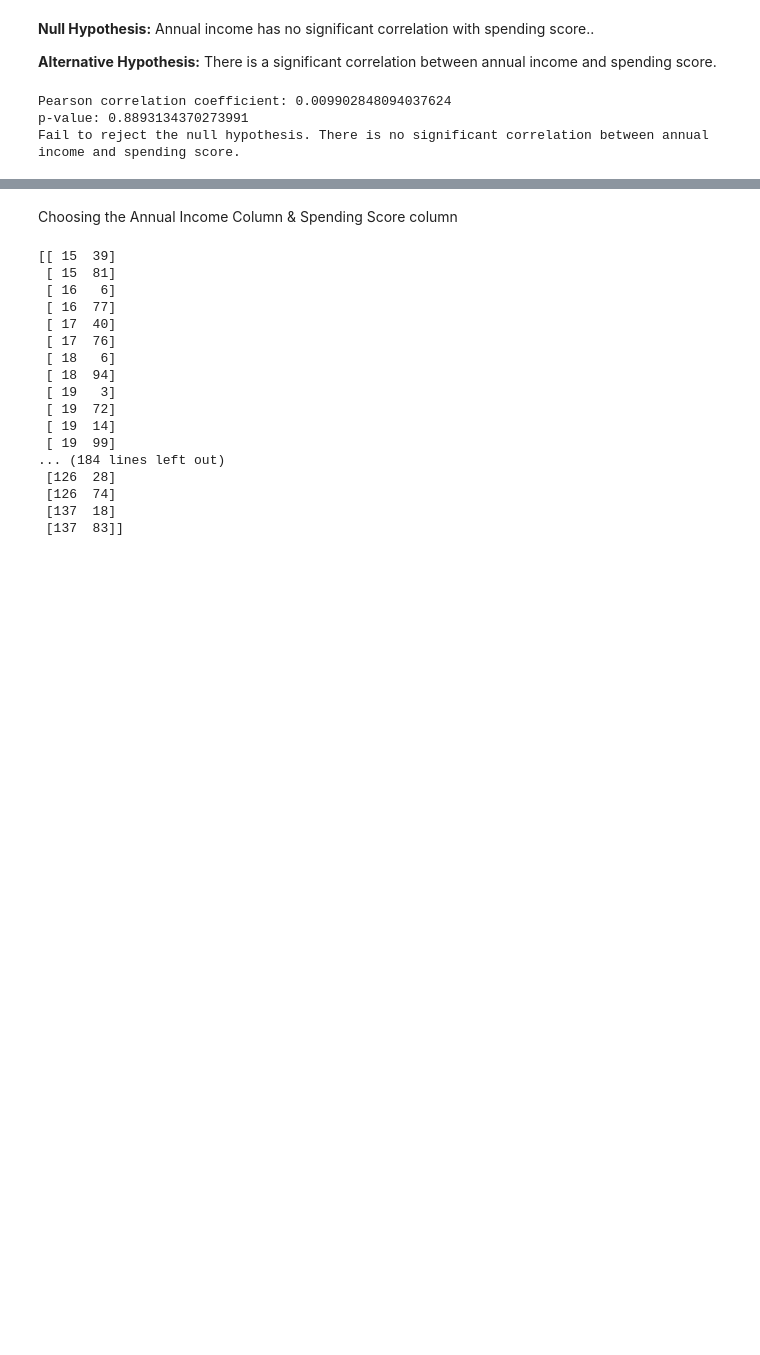
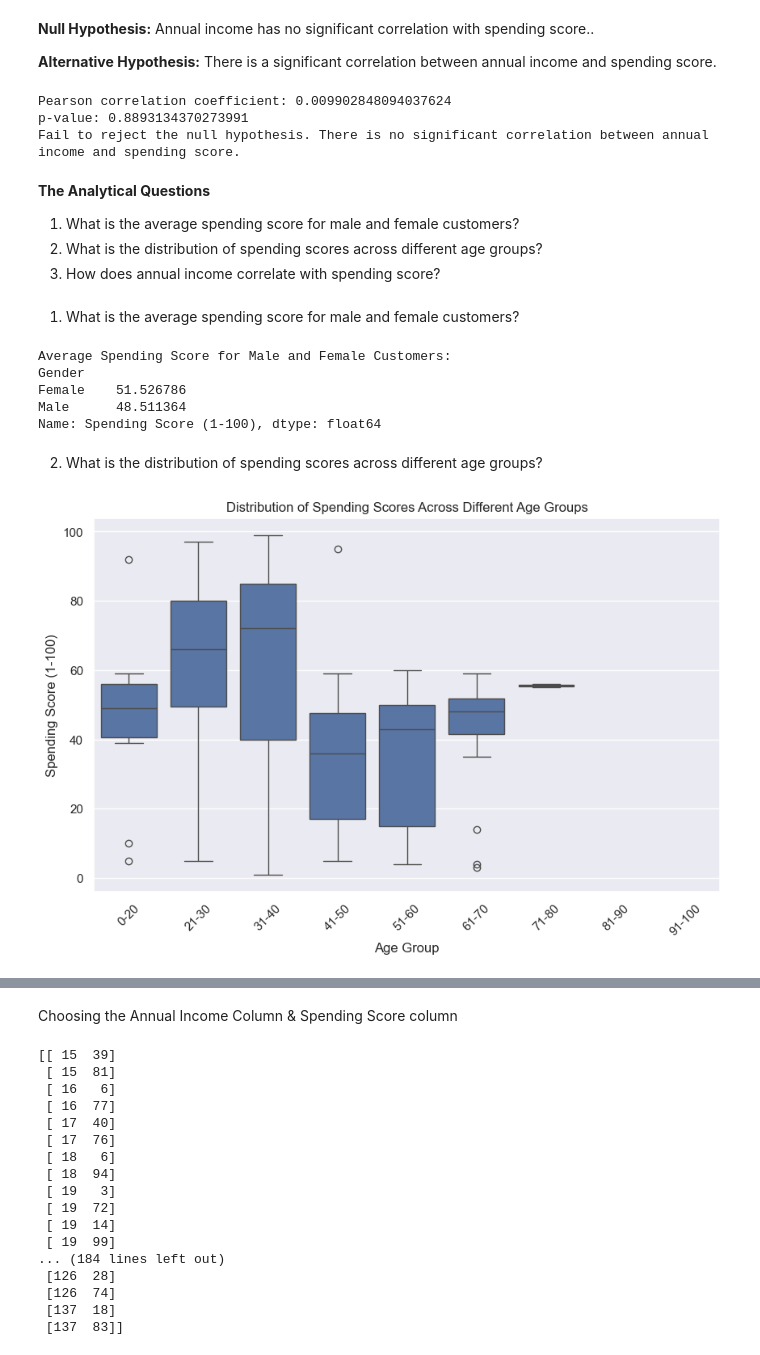
Before and after one commit to Samidirbsa/Customer-Segmentation-using-K-Means-Clustering, a Jupyter notebook: Notebook.ipynb, the cells around one changed output, grey strips where cells are left out. Drawn from its saved outputs; the diff is of its cells as text; code cells hidden in the pictures; blank space fills up the shorter version.

Commit message:
add Analytical Questions

```diff
--- a/Notebook.ipynb
+++ b/Notebook.ipynb
@@ -355,3 +354,43 @@ else:
 Pearson correlation coefficient: 0.009902848094037624
 p-value: 0.8893134370273991
 Fail to reject the null hypothesis. There is no significant correlation between annual income and spending score.
+# %% [markdown]
+**The Analytical Questions**
+1. What is the average spending score for male and female customers?
+2. What is the distribution of spending scores across different age groups?
+3. How does annual income correlate with spending score?
+# %% [markdown]
+1. What is the average spending score for male and female customers?
+# %%
+# Grouping the data by 'Gender' and calculating the mean of 'Spending Score (1-100)'
+average_spending_score = df_mall_customers.groupby('Gender')['Spending Score (1-100)'].mean()
+
+# Displaying the average spending score for male and female customers
+print("Average Spending Score for Male and Female Customers:")
+print(average_spending_score)
+# %% [output]
+Average Spending Score for Male and Female Customers:
+Gender
+Female    51.526786
+Male      48.511364
+Name: Spending Score (1-100), dtype: float64
+# %% [markdown]
+2. What is the distribution of spending scores across different age groups?
+# %%
+# Define the age groups
+age_bins = [0, 20, 30, 40, 50, 60, 70, 80, 90, 100]
+age_labels = ['0-20', '21-30', '31-40', '41-50', '51-60', '61-70', '71-80', '81-90', '91-100']
+
+# Add a new column to the DataFrame with age groups
+df_mall_customers['Age Group'] = pd.cut(df_mall_customers['Age'], bins=age_bins, labels=age_labels, right=False)
+
+# Plot the distribution of spending scores across different age groups
+plt.figure(figsize=(10, 6))
+sns.boxplot(data=df_mall_customers, x='Age Group', y='Spending Score (1-100)')
+plt.title('Distribution of Spending Scores Across Different Age Groups')
+plt.xlabel('Age Group')
+plt.ylabel('Spending Score (1-100)')
+plt.xticks(rotation=45)  # Rotate x-axis labels for better readability
+plt.show()
+# %% [output]
+[figure, added]
```
Also changed, not shown: parts of 3 cells of this notebook.
